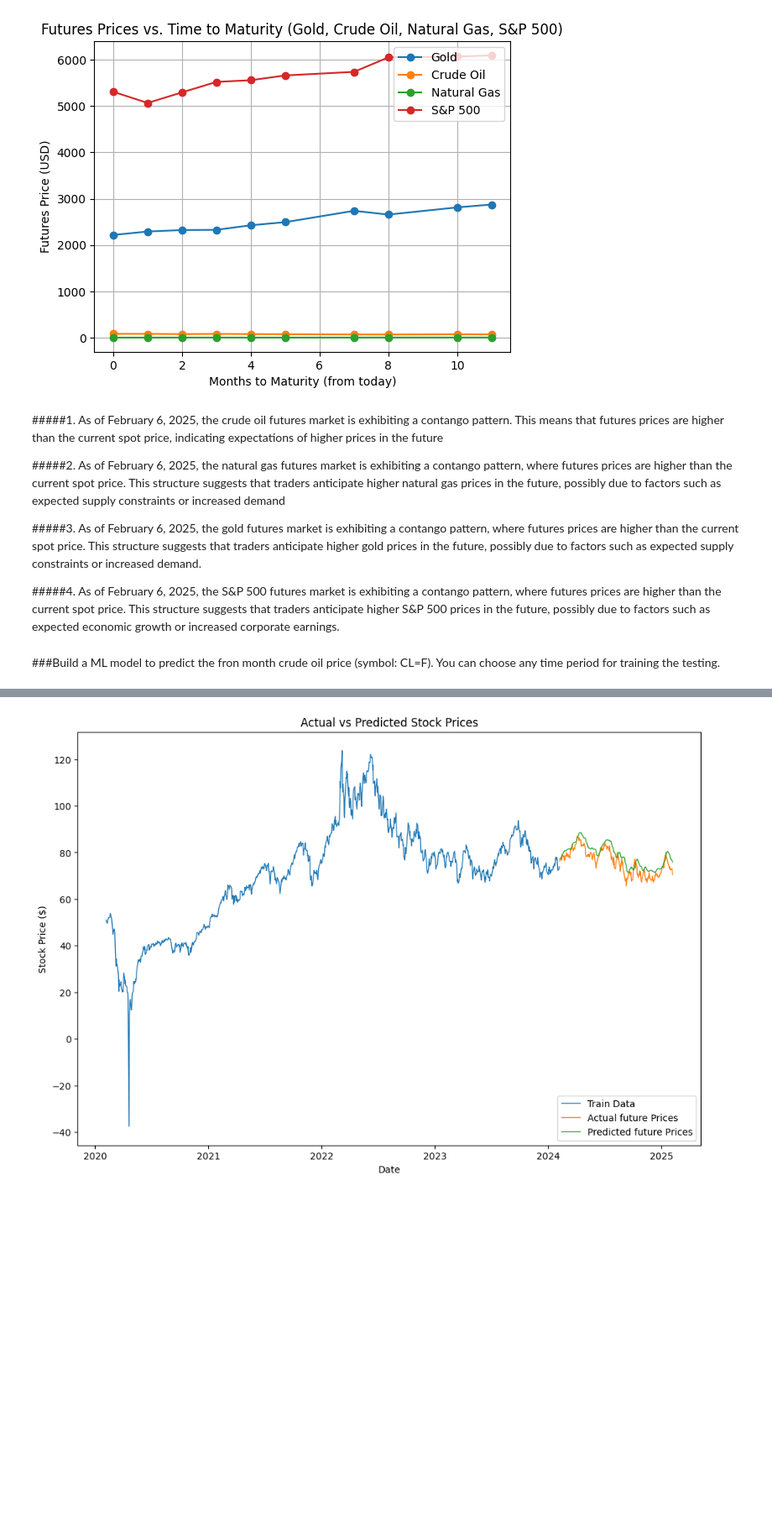
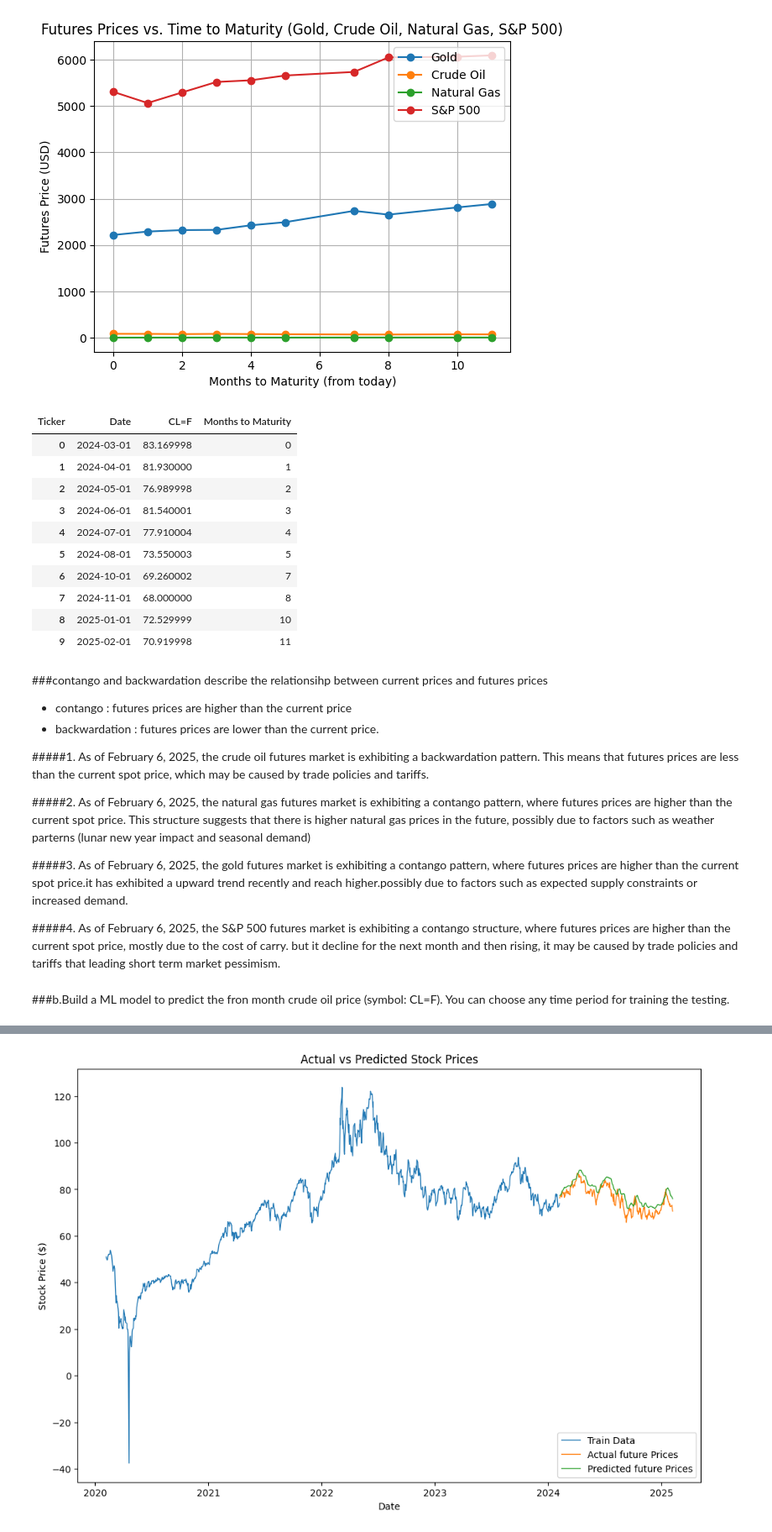
Before and after one commit to loisll/MMAI831, a Jupyter notebook: Assignment5_Finance.ipynb, the cells around one changed output, grey strips where cells are left out. Shown: that part at 84% size. Drawn from its saved outputs; the diff is of its cells as text; code cells hidden in the pictures; blank space fills up the shorter version.

```diff
--- a/Assignment5_Finance.ipynb
+++ b/Assignment5_Finance.ipynb
@@ -74,16 +74,35 @@ Crude Oil
 Natural Gas
 S&P 500
 [figure]
+# %%
+futures_data["Crude Oil"]
+# %% [output]
+| Ticker | Date | CL=F | Months to Maturity |
+| 0 | 2024-03-01 | 83.169998 | 0 |
+| 1 | 2024-04-01 | 81.930000 | 1 |
+| 2 | 2024-05-01 | 76.989998 | 2 |
+| 3 | 2024-06-01 | 81.540001 | 3 |
+| 4 | 2024-07-01 | 77.910004 | 4 |
+| 5 | 2024-08-01 | 73.550003 | 5 |
+| 6 | 2024-10-01 | 69.260002 | 7 |
+| 7 | 2024-11-01 | 68.000000 | 8 |
+| 8 | 2025-01-01 | 72.529999 | 10 |
+| 9 | 2025-02-01 | 70.919998 | 11 |
 # %% [markdown]
-#####1. As of February 6, 2025, the crude oil futures market is exhibiting a contango pattern. This means that futures prices are higher than the current spot price, indicating expectations of higher prices in the future
+###contango and backwardation describe the relationsihp between current prices and futures prices
+- contango : futures prices are higher than the current price
+- backwardation : futures prices are lower than the current price.
 
-#####2. As of February 6, 2025, the natural gas futures market is exhibiting a contango pattern, where futures prices are higher than the current spot price. This structure suggests that traders anticipate higher natural gas prices in the future, possibly due to factors such as expected supply constraints or increased demand
 
-#####3. As of February 6, 2025, the gold futures market is exhibiting a contango pattern, where futures prices are higher than the current spot price. This structure suggests that traders anticipate higher gold prices in the future, possibly due to factors such as expected supply constraints or increased demand.
+#####1. As of February 6, 2025, the crude oil futures market is exhibiting a backwardation pattern. This means that futures prices are less than the current spot price, which may be caused by trade policies and tariffs.
 
-#####4. As of February 6, 2025, the S&P 500 futures market is exhibiting a contango pattern, where futures prices are higher than the current spot price. This structure suggests that traders anticipate higher S&P 500 prices in the future, possibly due to factors such as expected economic growth or increased corporate earnings.
+#####2. As of February 6, 2025, the natural gas futures market is exhibiting a contango pattern, where futures prices are higher than the current spot price. This structure suggests that there is higher natural gas prices in the future, possibly due to factors such as weather parterns (lunar new year impact and seasonal demand)
+
+#####3. As of February 6, 2025, the gold futures market is exhibiting a contango pattern, where futures prices are higher than the current spot price.it has exhibited a upward trend recently and reach higher.possibly due to factors such as expected supply constraints or increased demand.
+
+#####4. As of February 6, 2025, the S&P 500 futures market is exhibiting a contango structure, where futures prices are higher than the current spot price, mostly due to the cost of carry. but it decline for the next month and then rising, it may be caused by trade policies and tariffs that leading short term market pessimism.
 # %% [markdown]
-###Build a ML model to predict the fron month crude oil price (symbol: CL=F).  You can choose any time period for training the testing.
+###b.Build a ML model to predict the fron month crude oil price (symbol: CL=F).  You can choose any time period for training the testing.
 # %%
 # Install required packages if not already installed
 # pip install yfinance pandas numpy matplotlib scikit-learn tensorflow keras
```
Also changed, not shown: parts of 17 cells of this notebook.
